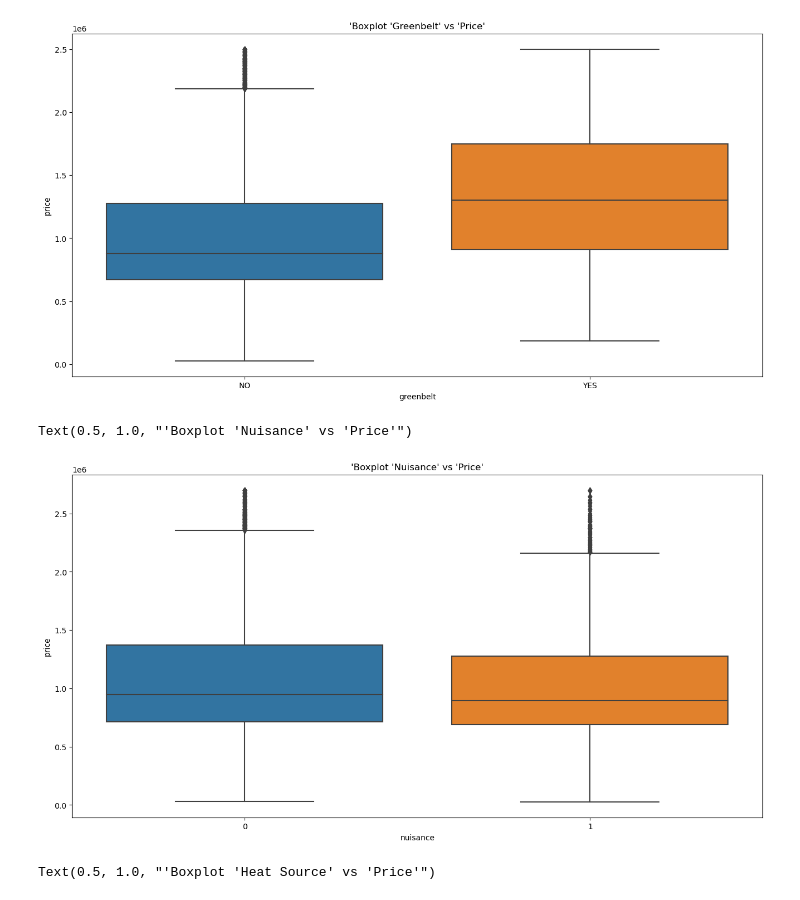
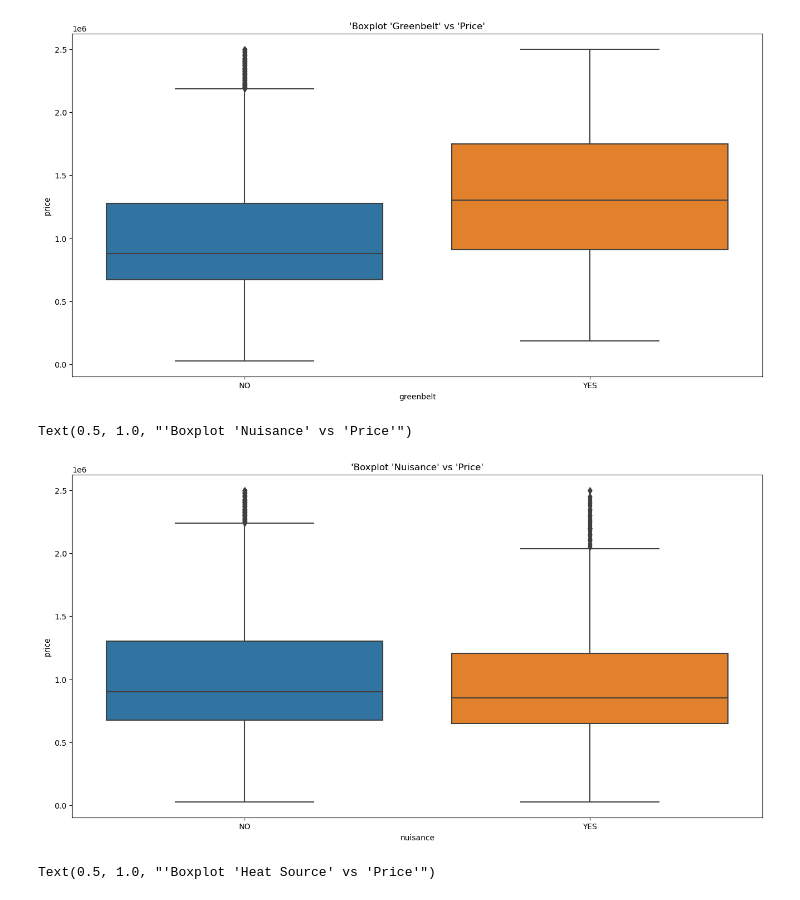
Before and after one commit to ChuckNadel/PNWHousingModel, a Jupyter notebook: HousingNotebookFinal.ipynb, the cells around one changed output. Drawn from its saved outputs; the diff is of its cells as text; code cells hidden in the pictures.

```diff
--- a/HousingNotebookFinal.ipynb
+++ b/HousingNotebookFinal.ipynb
@@ -335,11 +335,11 @@ Text(0.5, 1.0, "'Boxplot 'Greenbelt' vs 'Price'")
 # %%
 plt.figure(figsize=(16,8))
 housingDF['nuisance'] = housingDF['nuisance'].astype('category')
-sns.boxplot(x='nuisance', y='price', data=data)
+sns.boxplot(x='nuisance', y='price', data=housingDF)
 plt.title("'Boxplot 'Nuisance' vs 'Price'")
 # %% [output]
 Text(0.5, 1.0, "'Boxplot 'Nuisance' vs 'Price'")
-[figure, old version]
+[figure, new version]
 # %%
 plt.figure(figsize=(16,8))
 housingDF['heat_source'] = housingDF['heat_source'].astype('category')
```
Also changed, not shown: parts of 19 cells of this notebook, 1 other file.
